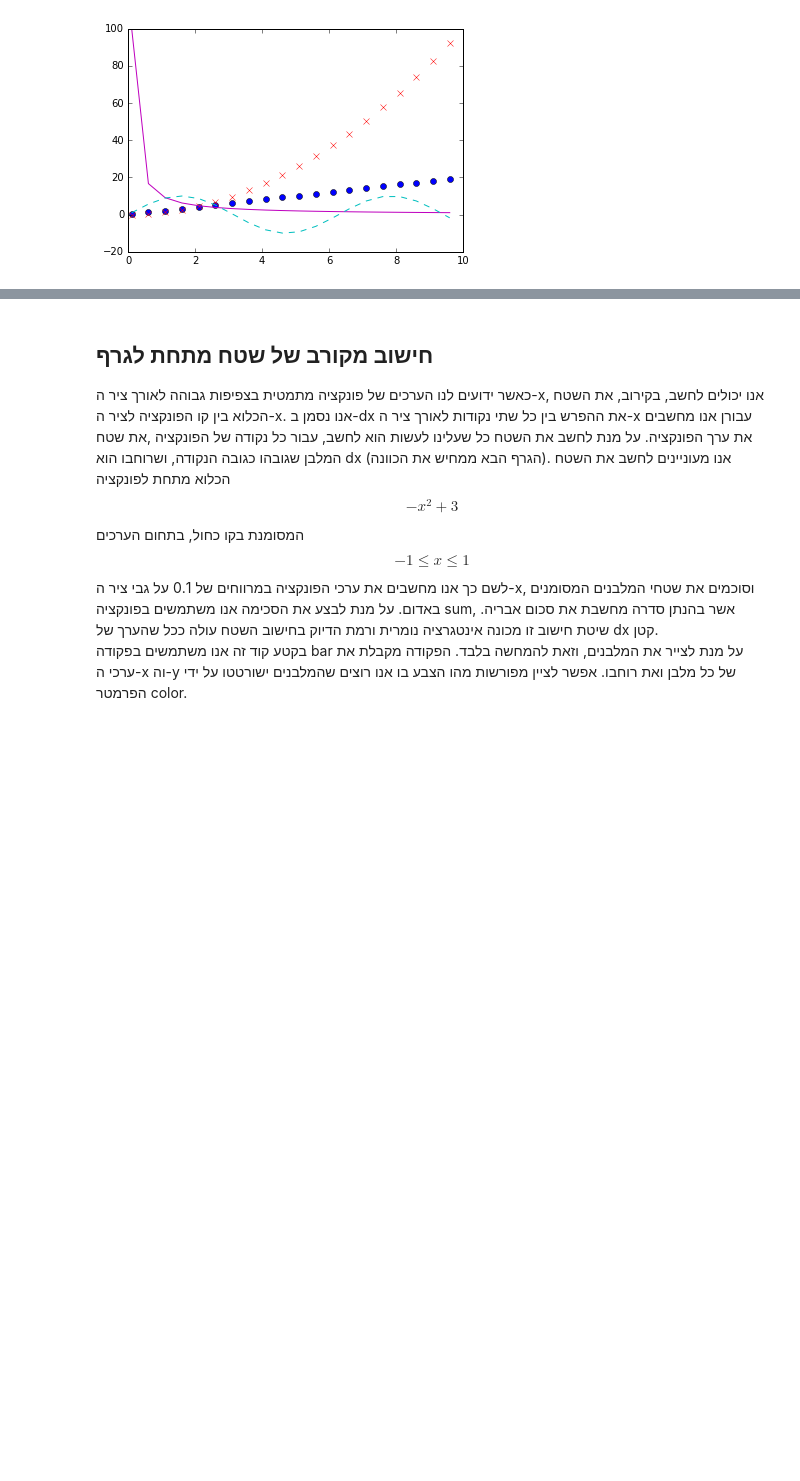
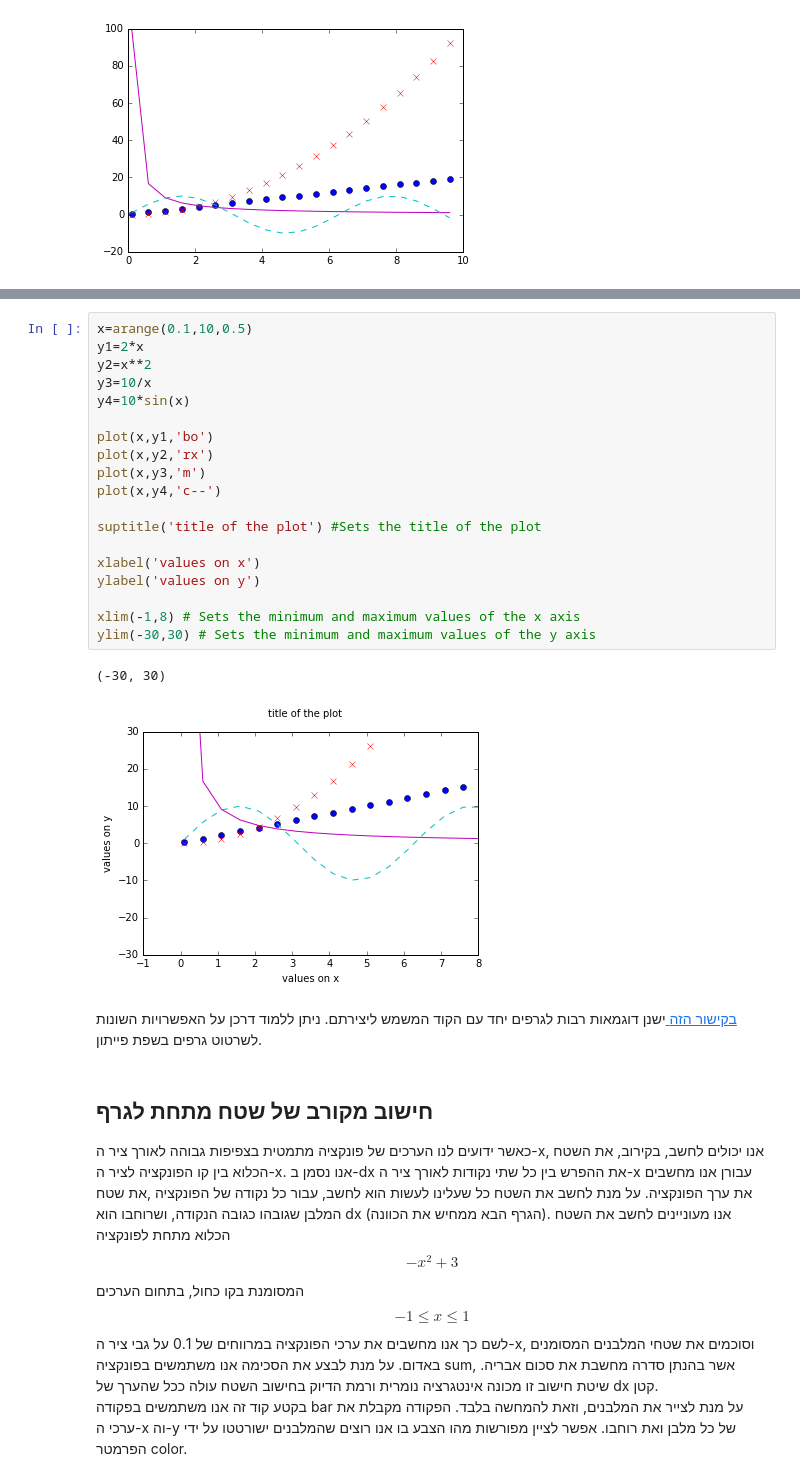
Before and after one commit to uriba/ExplorePhysics, a Jupyter notebook: Lesson-02-arrays-and-plots.ipynb, the cells around one changed output, grey strips where cells are left out. Drawn from its saved outputs; the diff is of its cells as text; blank space fills up the shorter version.

```diff
--- a/Lesson-02-arrays-and-plots.ipynb
+++ b/Lesson-02-arrays-and-plots.ipynb
@@ -171,3 +189,33 @@ plot(x,y4,'c--')
+# %%
+x=arange(0.1,10,0.5)
+y1=2*x
+y2=x**2
+y3=10/x
+y4=10*sin(x)
+
+plot(x,y1,'bo')
+plot(x,y2,'rx')
+plot(x,y3,'m')
+plot(x,y4,'c--')
+
+suptitle('title of the plot') #Sets the title of the plot
+
+xlabel('values on x')
+ylabel('values on y')
+
+xlim(-1,8) # Sets the minimum and maximum values of the x axis
+ylim(-30,30) # Sets the minimum and maximum values of the y axis
+# %% [output]
+(-30, 30)
+[figure, added]
+# %% [markdown]
+<div style="direction:rtl">
+<a href="http://matplotlib.org/gallery.html">
+בקישור הזה
+</a>
+ישנן דוגמאות רבות לגרפים יחד עם הקוד המשמש ליצירתם.
+ניתן ללמוד דרכן על האפשרויות השונות לשרטוט גרפים בשפת פייתון.
+</div>
 # %% [markdown]
 <div style="direction:rtl">
 <h2>
```
Also changed, not shown: parts of 14 cells of this notebook, 7 other files.
